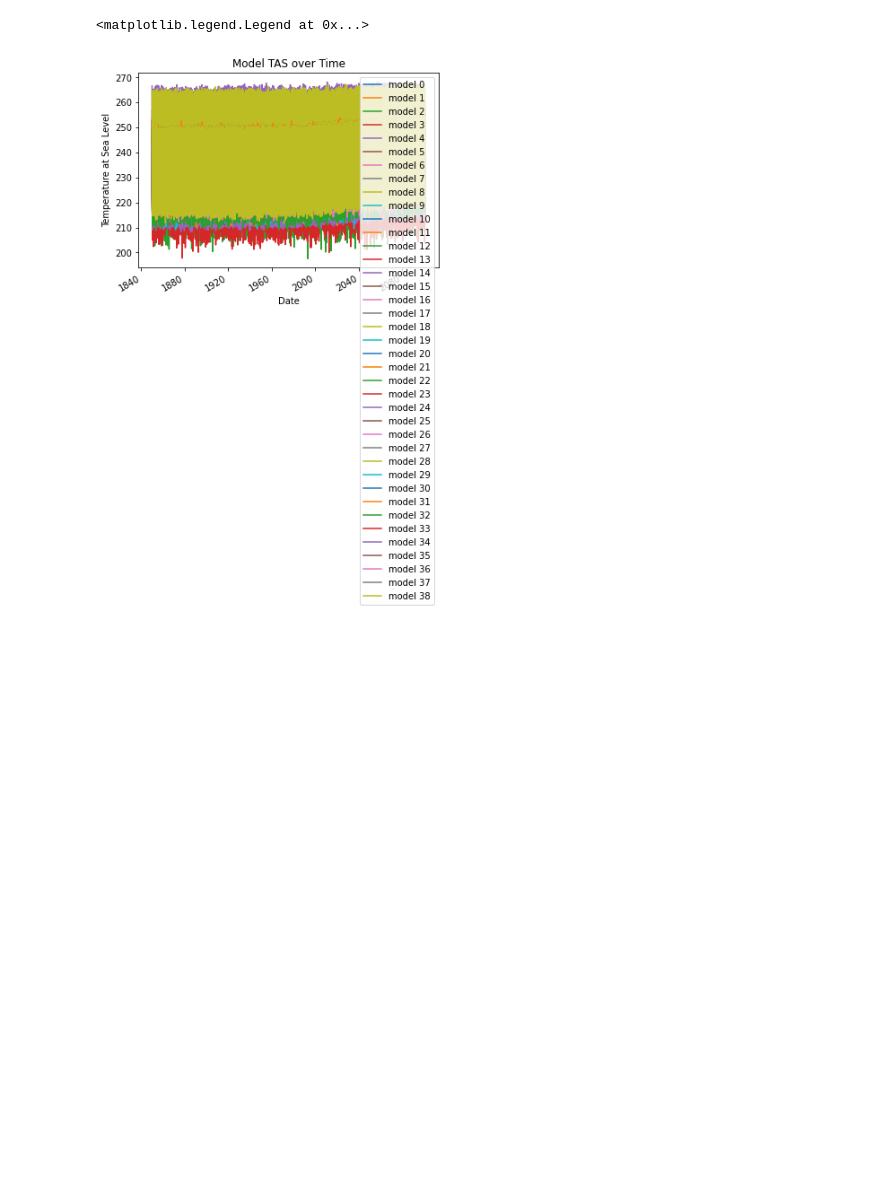
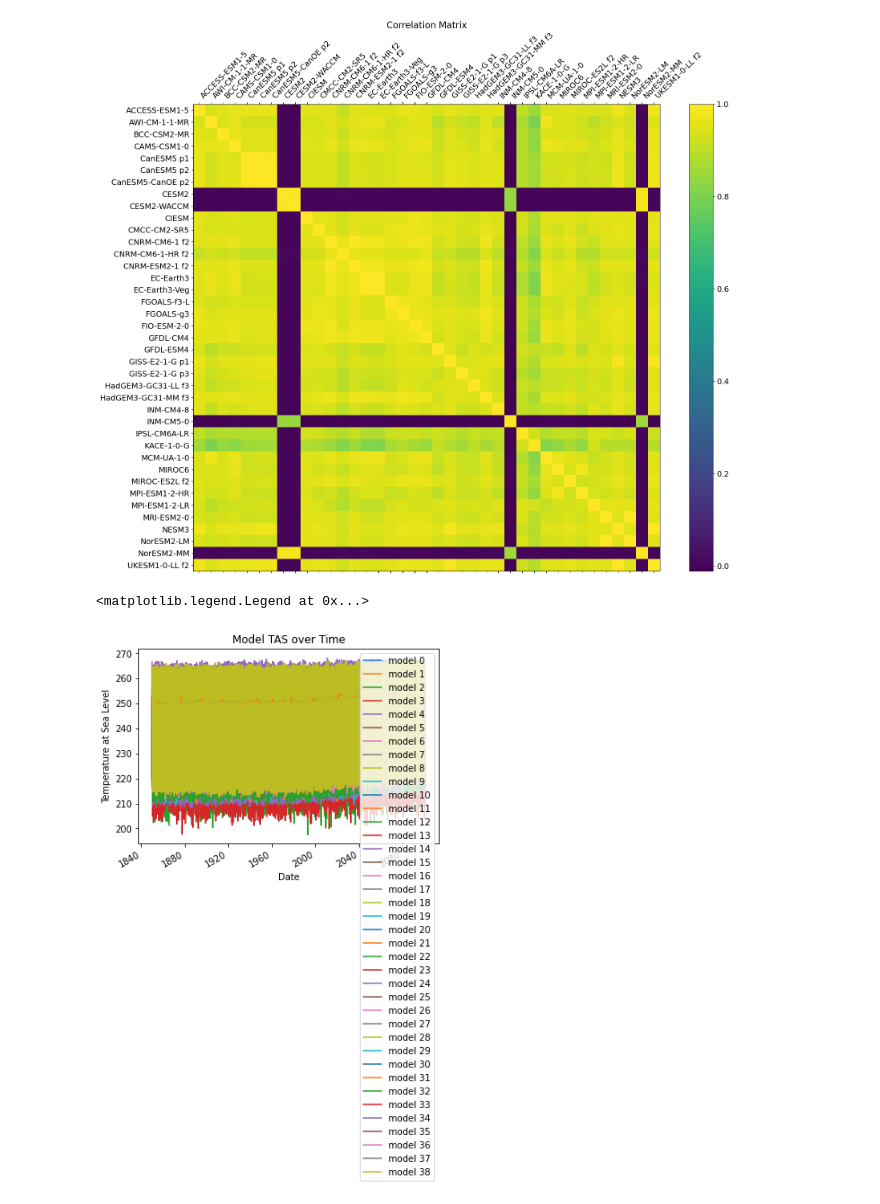
Before and after one commit to opticwiznub/Honours-Thesis, a Jupyter notebook: code/netcdf_to_pd.ipynb, the cells around one changed output. Cells and saved outputs as stored; diff of their text form; code cells hidden in the pictures; blank space fills up the shorter version.

```diff
--- a/code/netcdf_to_pd.ipynb
+++ b/code/netcdf_to_pd.ipynb
@@ -12,0 +35,8 @@ print(glob.glob('data\\tas_scenario_245\\tas_mon_mod_ssp245_192_*.nc'))
+# %%
+file = open('data_pickle', 'rb')
+df = pickle.load(file)
+file.close()
+tas_df = df.x
+# %%
+tas_df = tas_df.drop(['time', 'lat', 'lon'], axis=1)
+tas_df
@@ -12,0 +73,3 @@ print(glob.glob('data\\tas_scenario_245\\tas_mon_mod_ssp245_192_*.nc'))
+# %%
+names.pop(0)
+names
@@ -12,0 +94,6 @@ print(glob.glob('data\\tas_scenario_245\\tas_mon_mod_ssp245_192_*.nc'))
+# %%
+rename_dict = {x:y for x,y in zip(list(tas_df.columns), names)}
+rename_dict
+
+tas_df_renamed = tas_df.rename(columns=rename_dict)
+tas_df_renamed
@@ -13 +135,17 @@ print(glob.glob('data\\tas_scenario_245\\tas_mon_mod_ssp245_192_*.nc'))
+# %%
+import matplotlib.pyplot as plt
+
+# plt.matshow(tas_df_renamed.corr())
+# plt.show()
+
+f = plt.figure(figsize=(19, 15))
+plt.matshow(tas_df_renamed.corr(), fignum=f.number)
+plt.xticks(range(tas_df_renamed.select_dtypes(['number']).shape[1]), tas_df_renamed.select_dtypes(['number']).columns, fontsize=14, rotation=45, ha='left')
+plt.yticks(range(tas_df_renamed.select_dtypes(['number']).shape[1]), tas_df_renamed.select_dtypes(['number']).columns, fontsize=14)
+cb = plt.colorbar()
+cb.ax.tick_params(labelsize=14)
+plt.title('Correlation Matrix', fontsize=16);
+# sns.heatmap(tas_df_renamed.corr())
+# %% [output]
+[figure, added]
 # %%
```
Also changed, not shown: parts of 11 cells of this notebook, 28 other files.
